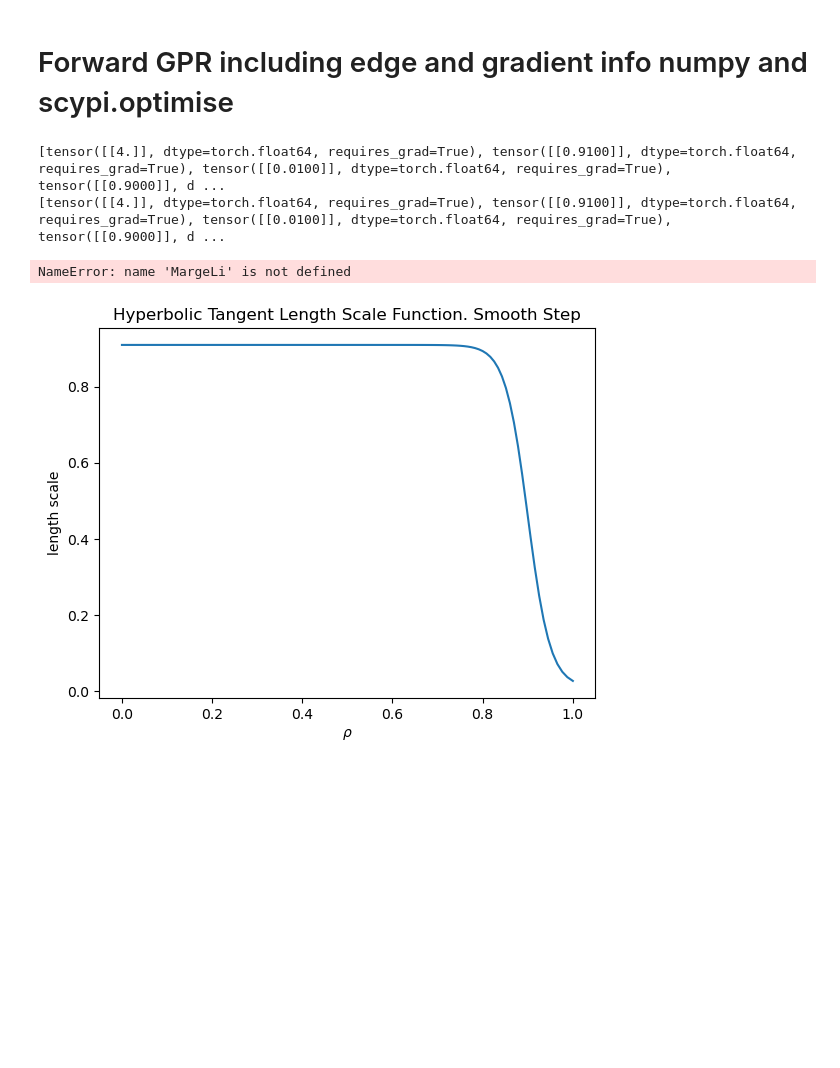
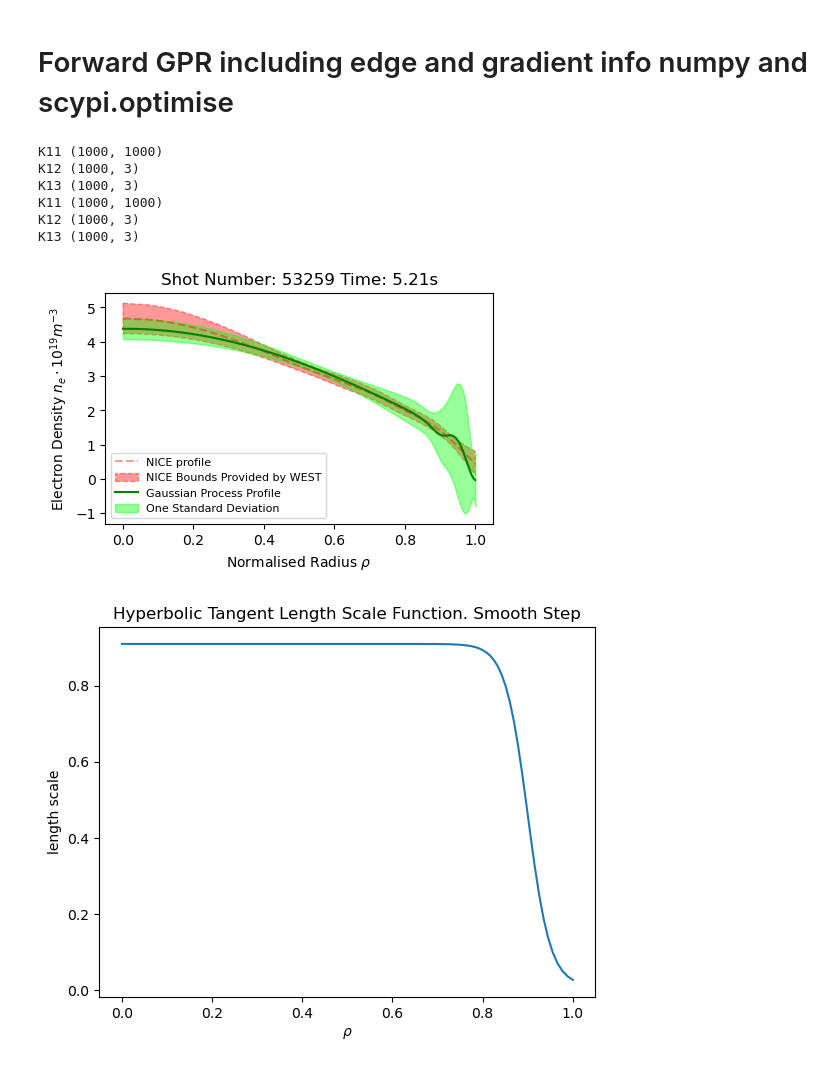
Before and after one commit to DanHarJor/Improving-Electron-Density-Profile-Inference-within-a-Tokamak-using-Bayesian-Techniques, a Jupyter notebook: RealEquillibriumInterferometry/SyntheticDataInterferometry.ipynb, the cells around one changed output. Saved outputs shown, nothing was run; the diff lists cells and outputs as text; code cells hidden in the pictures; blank space fills up the shorter version.

Commit message:
I have copied ForwardGPR and made it work with pytorch tensors. I have done a small optimisation to see it working. Still need to do a large optimisation to see the results.

```diff
--- a/RealEquillibriumInterferometry/SyntheticDataInterferometry.ipynb
+++ b/RealEquillibriumInterferometry/SyntheticDataInterferometry.ipynb
@@ -601,8 +602,11 @@ class ForwardGPR(object):
         #covergence matrix of Prior
         if self.inc_extra_info:
             K11 = self.Kernel(self.rho_test, self.rho_test, params)
+            print('K11', K11.shape)
             K12 = self.Kernel(self.rho_test2, self.rho_test, params)
+            print('K12', K12.shape)
             K13 = self.KernelPrime(self.rho_test3, self.rho_test, params)
+            print('K13', K13.shape)
             K22 = self.Kernel(self.rho_test2, self.rho_test2, params)
             K23 = self.KernelPrime(self.rho_test3, self.rho_test2, params)
             K33 = self.KernelPrimePrime(self.rho_test3, self.rho_test3, params)
@@ -624,7 +628,7 @@ class ForwardGPR(object):
             cov_li = np.diag(np.block([self.lid_error])) # M is number of channels
         return K, R, cov_li
 
-    def MargeLi(self, params, torch_version=False):
+    def MargeLi(self, params):
         K, R, cov_li = self.KRcov_li(params)
         invertable = cov_li + R @ K @ R.T
         #add a small term onto diagonal of matricies to be inverted.
@@ -636,8 +640,6 @@ class ForwardGPR(object):
         elif np.any(np.linalg.eigvals(invertable) <= 0):
             print('Matrix is not positive definate, returning inf for marginal likelyhood')
             return float('inf')
-        if torch_version:
-
         else:
             marge_li = (0.5*np.log(self.chol_det(invertable)) + 0.5*(self.data.T@self.chol_inv(invertable)@self.data))
             return marge_li
@@ -688,39 +690,43 @@ class ForwardGPR(object):
         plt.plot(rho_1d, nice,color=(1,0,0,0.4), linestyle='--', label='NICE profile')
         plt.fill_between(rho_1d, dens_prof.dens_1d_lower, dens_prof.dens_1d_upper, color=(1,0,0,0.4),linestyle='--',label='NICE Bounds Provided by WEST')
         plt.plot(rho_test, post_mu,'g', label='Gaussian Process Profile')
         plt.fill_between(rho_test, post_mu-std, post_mu+std, color=(0,1,0,0.4),linestyle='-',label='One Standard Deviation')
         plt.legend(fontsize = 8)
         plt.show()
 
 lid_error = np.repeat(EXP_ER, interf_M)
 N=1000#101
 rho_test=np.linspace(0,1,N)
 
 #setting edge info
 N2 = 3
 rho_test2 = np.linspace(0.99, 1, N2)
 ne_d = np.zeros(N2)
 ne_error = np.repeat(1,N2)
 #setting gradient info
 N3 = 3
 rho_test3 = np.linspace(0,0.01,N3)
 ne_prime_d = np.zeros(N3)
 ne_prime_error = np.repeat(0.1,N3)
 
 interf = ForwardGPR(rho_test, lid_d, ne_d, ne_prime_d, lid_error, ne_error, ne_prime_error,
                     [Kernel, KernelPrime, KernelPrimePrime],
                     rho_test2, rho_test3,
                     initial_params, prior_mu='non-informative')
 
-interf.Fit(method='torch')
+# interf.Fit(method='torch')
 # interf.Fit()
 # interf.Infer(interf.best_params)
-# interf.Infer(interf.initial_params)
-# interf.PlotInference()
+interf.Infer(interf.initial_params)
+interf.PlotInference()
 # %% [output]
-[tensor([[4.]], dtype=torch.float64, requires_grad=True), tensor([[0.9100]], dtype=torch.float64, requires_grad=True), tensor([[0.0100]], dtype=torch.float64, requires_grad=True), tensor([[0.9000]], d ...
-[tensor([[4.]], dtype=torch.float64, requires_grad=True), tensor([[0.9100]], dtype=torch.float64, requires_grad=True), tensor([[0.0100]], dtype=torch.float64, requires_grad=True), tensor([[0.9000]], d ...
+K11 (1000, 1000)
+K12 (1000, 3)
+K13 (1000, 3)
+K11 (1000, 1000)
+K12 (1000, 3)
+K13 (1000, 3)
-NameError: name 'MargeLi' is not defined
+[figure, added]
 # %%
 HyperTan_l(rho_1d, interf.initial_params, plot=True)
 # %% [output]
```
Also changed, not shown: parts of 5 cells of this notebook.
